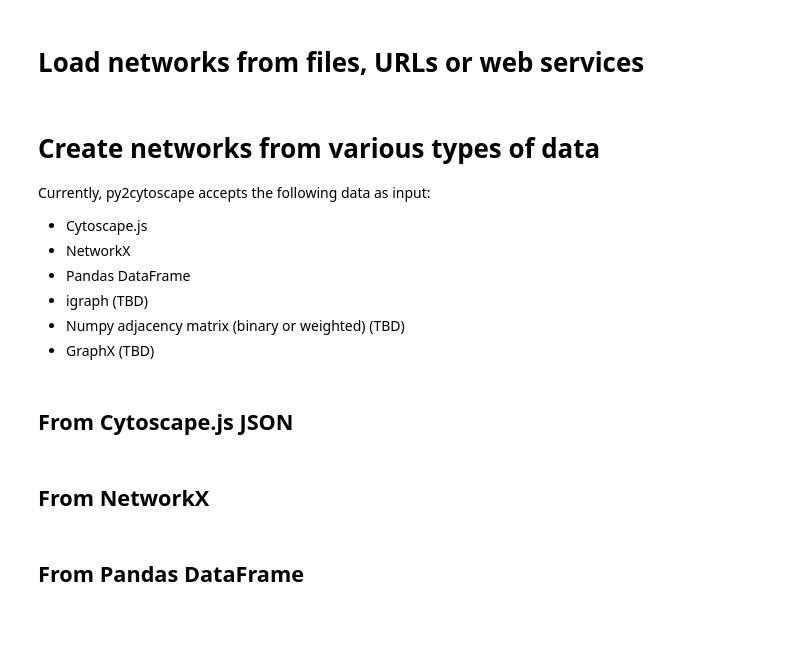
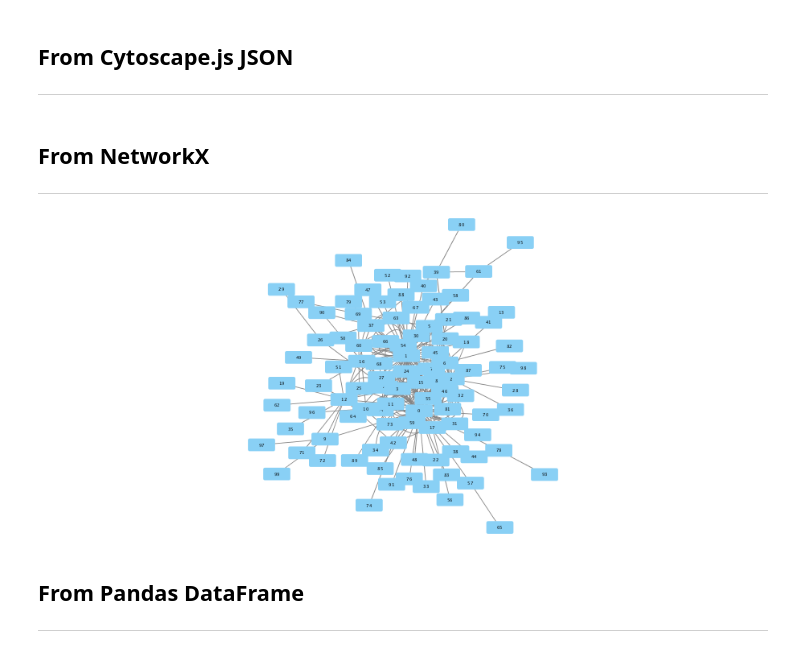
Before and after one commit to idekerlab/cyrest-examples, a Jupyter notebook: notebooks/cookbook/Python-cookbook/Input.ipynb, the cells around one changed output. Saved outputs shown, nothing was run; the diff lists cells and outputs as text; code cells hidden in the pictures; blank space fills up the shorter version.

Commit message:
[modify] add some example of import with python in py2cytoscape cookbook

```diff
--- a/notebooks/cookbook/Python-cookbook/Input.ipynb
+++ b/notebooks/cookbook/Python-cookbook/Input.ipynb
@@ -12 +93,4 @@ empty3 = cy.network.create(name='Also created in Jupyter', collection='New netwo
+# %% [markdown]
+## From Cytoscape.js JSON
+---------------------------------------
 # %%
@@ -27,2 +109,0 @@ import
-# %% [markdown]
-# Load networks from files, URLs or web services
@@ -45,12 +110,3 @@ pd.DataFrame(networks, columns=['CyNetwork'])
-# %% [markdown]
-# Create networks from various types of data
-
-Currently, py2cytoscape accepts the following data as input:
-- Cytoscape.js
-- NetworkX
-- Pandas DataFrame
-- igraph (TBD)
-- Numpy adjacency matrix (binary or weighted) (TBD)
-- GraphX (TBD)
 # %% [markdown]
-## From Cytoscape.js JSON
+## From NetworkX
+---------------------------------------
@@ -60,2 +113,28 @@ n1 = cy.network.create(data=cyjs.get_empty_network(), name='Created from Cytosca
+# %%
+# import
+from py2cytoscape.data.cyrest_client import CyRestClient
+import networkx as nx
+from IPython.display import Image
+
+# Create REST client for Cytoscape
+cy = CyRestClient()
+
+# Reset current session for fresh start
+cy.session.delete()
+
+# Create NetworkX data object
+nx_graph  = nx.scale_free_graph(100)
+
+# Generate cytoscape network object from networkx
+scale_free100 = cy.network.create_from_networkx(nx_graph, collection='Generated by NetworkX')
+
+# Apply layout to the cytoscape network object
+cy.layout.apply(network = scale_free100)
+
+# Show it!!
+Image(scale_free100.get_png(height=400))
+# %% [output]
+[figure, added]
 # %% [markdown]
-## From NetworkX
+## From Pandas DataFrame
+---------------------------------------
@@ -68,2 +140,0 @@ scale_free100 = cy.network.create_from_networkx(nx_graph, collection='Generated
-# %% [markdown]
-## From Pandas DataFrame
```
Also changed, not shown: parts of 19 cells of this notebook.
